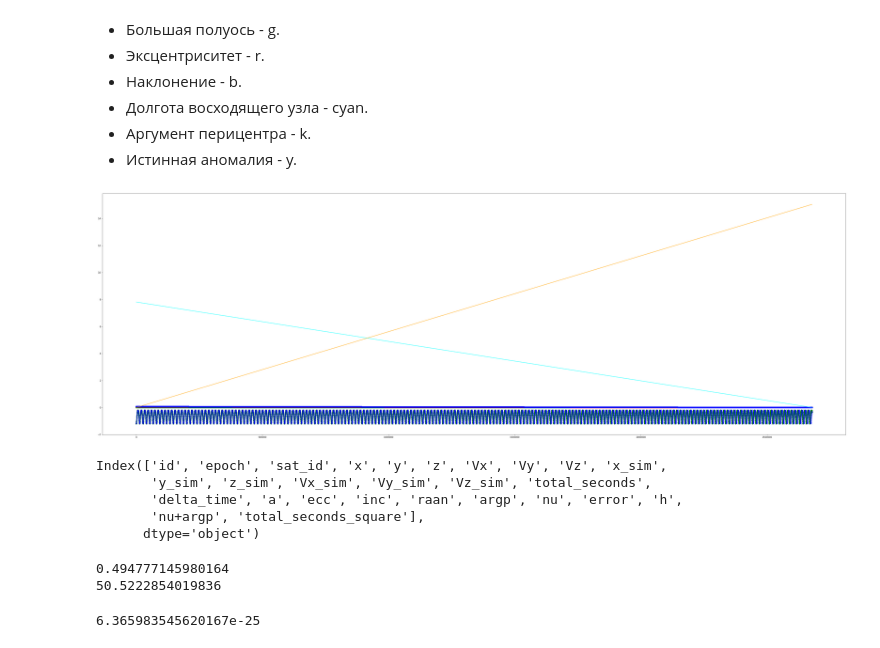
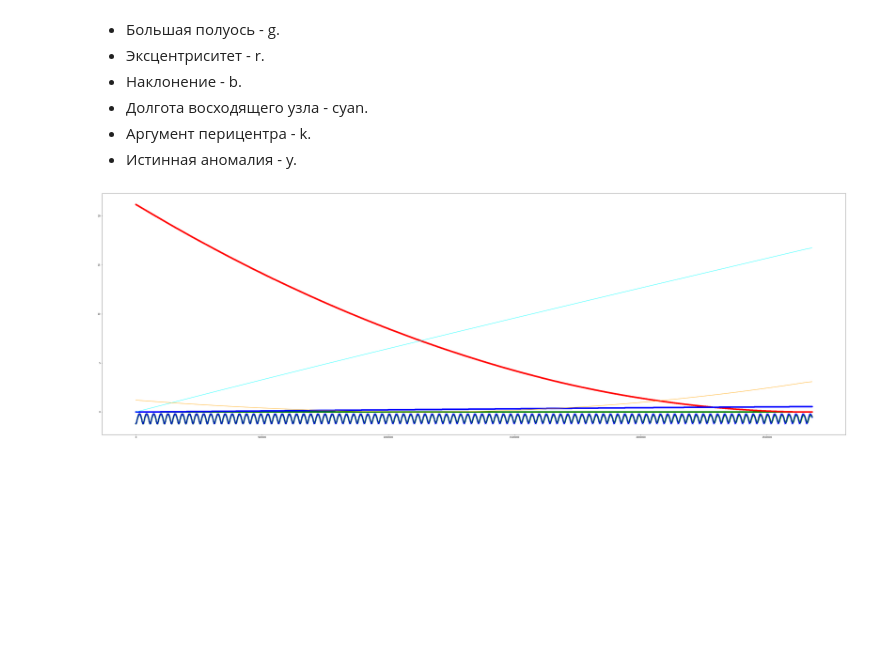
Before and after one commit to KirillRuSS/IDAO-2020, a Jupyter notebook: IDAO-2020-predictions.ipynb, the cells around one changed output. Cells and saved outputs as stored; diff of their text form; code cells hidden in the pictures; blank space fills up the shorter version.

```diff
--- a/IDAO-2020-predictions.ipynb
+++ b/IDAO-2020-predictions.ipynb
@@ -174,5 +188,5 @@ plt.show()
 # %%
-d = sat_list[555]['d']
+d = sat_list[148]['d']
 
 plt.figure(figsize = (60, 20))
 k = 100
@@ -202,31 +216,31 @@ y=y/y.mean()-1
 y*=k
 y=y-y.min()
 plt.plot(x,y, 'cyan')
 
 y = d['argp']
 y=y/y.mean()-1
 y*=k
 y=y-y.min()
 plt.plot(x,y, 'orange')
 
 
 y = d['nu']
 y=y/y.mean()-1
 y*=k
 y=y-y.min()
 #plt.plot(x,y, 'orange')
 
 
 y=(d.x**2 + d.y**2 + d.z**2)**0.5
 y=y-y.min()
 y=y/y.max()-1.2
 plt.plot(x,y, '-go')
 
 y=(d.x_sim**2 + d.y_sim**2 + d.z_sim**2)**0.5
 y=y-y.min()
 y=y/y.max()-1.2
 plt.plot(x,y, '-bx')
 
 plt.show()
 # %% [output]
-[figure, old version]
+[figure, new version]
@@ -235,29 +246,0 @@ from utils.physical_utils import get_orbit_from_orbital_elements, get_vectors_fr
-# %%
-d = sat_list[555]['d']
-d.columns
-# %% [output]
-Index(['id', 'epoch', 'sat_id', 'x', 'y', 'z', 'Vx', 'Vy', 'Vz', 'x_sim',
-       'y_sim', 'z_sim', 'Vx_sim', 'Vy_sim', 'Vz_sim', 'total_seconds',
-       'delta_time', 'a', 'ecc', 'inc', 'raan', 'argp', 'nu', 'error', 'h',
-       'nu+argp', 'total_seconds_square'],
-      dtype='object')
-# %%
-satellite_true_values = d[real_columns].to_numpy()
-satellite_predicted_values = d[sim_columns].to_numpy()
-
-print(metrics.smape(satellite_predicted_values, satellite_true_values))
-print(metrics.score(satellite_predicted_values, satellite_true_values))
-# %% [output]
-0.494777145980164
-50.5222854019836
-# %%
-pd.options.mode.chained_assignment = None
-d=d.iloc[:2000]
-d.loc[:,'total_seconds_square'] = d['total_seconds']**2
-x = d[['total_seconds', 'total_seconds_square']]
-y = d[['a', 'ecc', 'inc', 'raan', 'argp']]
-
-reg = LinearRegression().fit(x, y)
-mean_squared_error(y, reg.predict(x))
-# %% [output]
-6.365983545620167e-25
```
Also changed, not shown: parts of 15 cells of this notebook, 3 other files.
